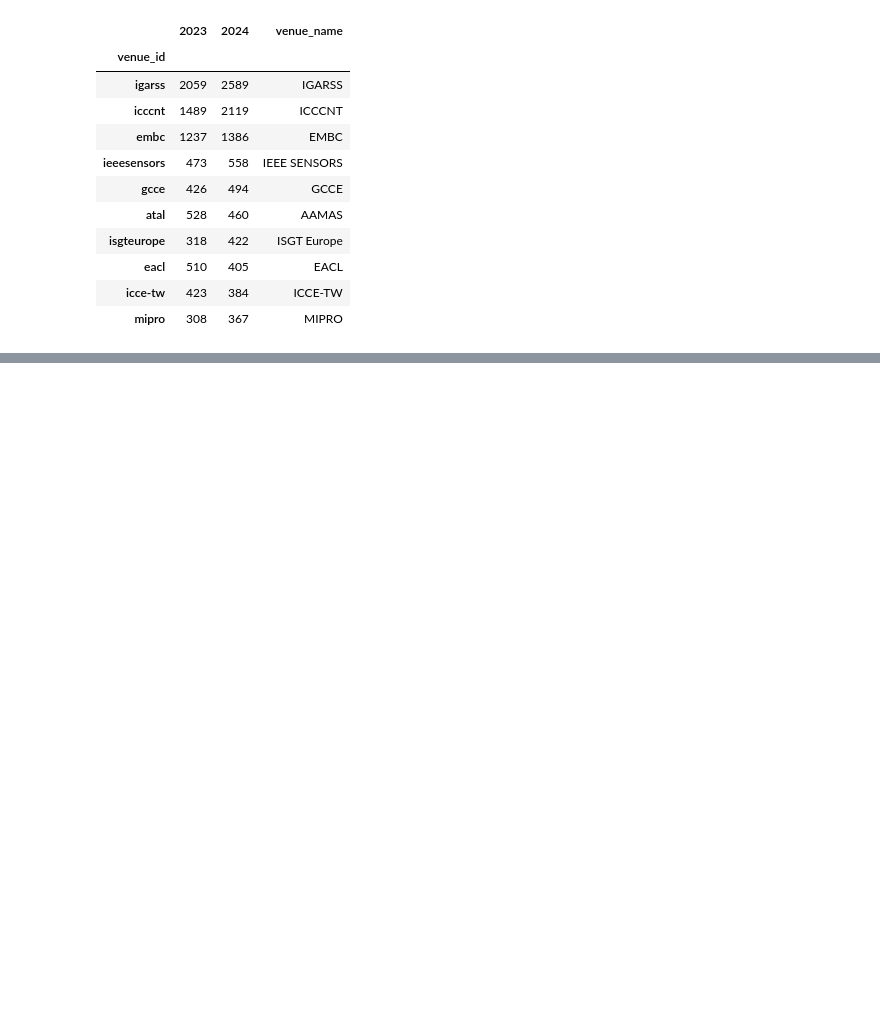
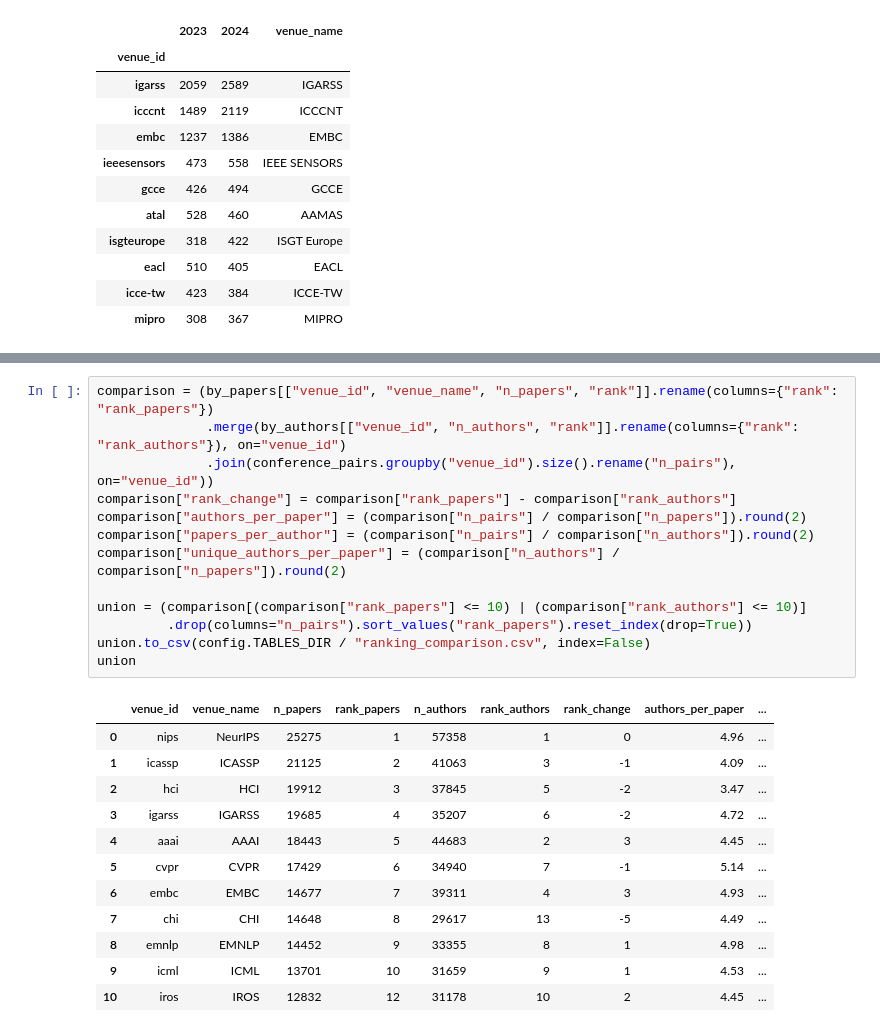
Before and after one commit to RNXFreeze/IF4041-Datmin-Tubes-Kel1, a Jupyter notebook: notebooks/02_conference_popularity.ipynb, the cells around one changed output, grey strips where cells are left out. Cells and saved outputs as stored; diff of their text form; blank space fills up the shorter version.

```diff
--- a/notebooks/02_conference_popularity.ipynb
+++ b/notebooks/02_conference_popularity.ipynb
@@ -332,0 +344,26 @@ pd.Series({
+# %%
+comparison = (by_papers[["venue_id", "venue_name", "n_papers", "rank"]].rename(columns={"rank": "rank_papers"})
+              .merge(by_authors[["venue_id", "n_authors", "rank"]].rename(columns={"rank": "rank_authors"}), on="venue_id")
+              .join(conference_pairs.groupby("venue_id").size().rename("n_pairs"), on="venue_id"))
+comparison["rank_change"] = comparison["rank_papers"] - comparison["rank_authors"]
+comparison["authors_per_paper"] = (comparison["n_pairs"] / comparison["n_papers"]).round(2)
+comparison["papers_per_author"] = (comparison["n_pairs"] / comparison["n_authors"]).round(2)
+comparison["unique_authors_per_paper"] = (comparison["n_authors"] / comparison["n_papers"]).round(2)
+
+union = (comparison[(comparison["rank_papers"] <= 10) | (comparison["rank_authors"] <= 10)]
+         .drop(columns="n_pairs").sort_values("rank_papers").reset_index(drop=True))
+union.to_csv(config.TABLES_DIR / "ranking_comparison.csv", index=False)
+union
+# %% [output]
+|  | venue_id | venue_name | n_papers | rank_papers | n_authors | rank_authors | rank_change | authors_per_paper | ... |
+| 0 | nips | NeurIPS | 25275 | 1 | 57358 | 1 | 0 | 4.96 | ... |
+| 1 | icassp | ICASSP | 21125 | 2 | 41063 | 3 | -1 | 4.09 | ... |
+| 2 | hci | HCI | 19912 | 3 | 37845 | 5 | -2 | 3.47 | ... |
+| 3 | igarss | IGARSS | 19685 | 4 | 35207 | 6 | -2 | 4.72 | ... |
+| 4 | aaai | AAAI | 18443 | 5 | 44683 | 2 | 3 | 4.45 | ... |
+| 5 | cvpr | CVPR | 17429 | 6 | 34940 | 7 | -1 | 5.14 | ... |
+| 6 | embc | EMBC | 14677 | 7 | 39311 | 4 | 3 | 4.93 | ... |
+| 7 | chi | CHI | 14648 | 8 | 29617 | 13 | -5 | 4.49 | ... |
+| 8 | emnlp | EMNLP | 14452 | 9 | 33355 | 8 | 1 | 4.98 | ... |
+| 9 | icml | ICML | 13701 | 10 | 31659 | 9 | 1 | 4.53 | ... |
+| 10 | iros | IROS | 12832 | 12 | 31178 | 10 | 2 | 4.45 | ... |
```
Also changed, not shown: parts of 3 cells of this notebook, 3 other files.
